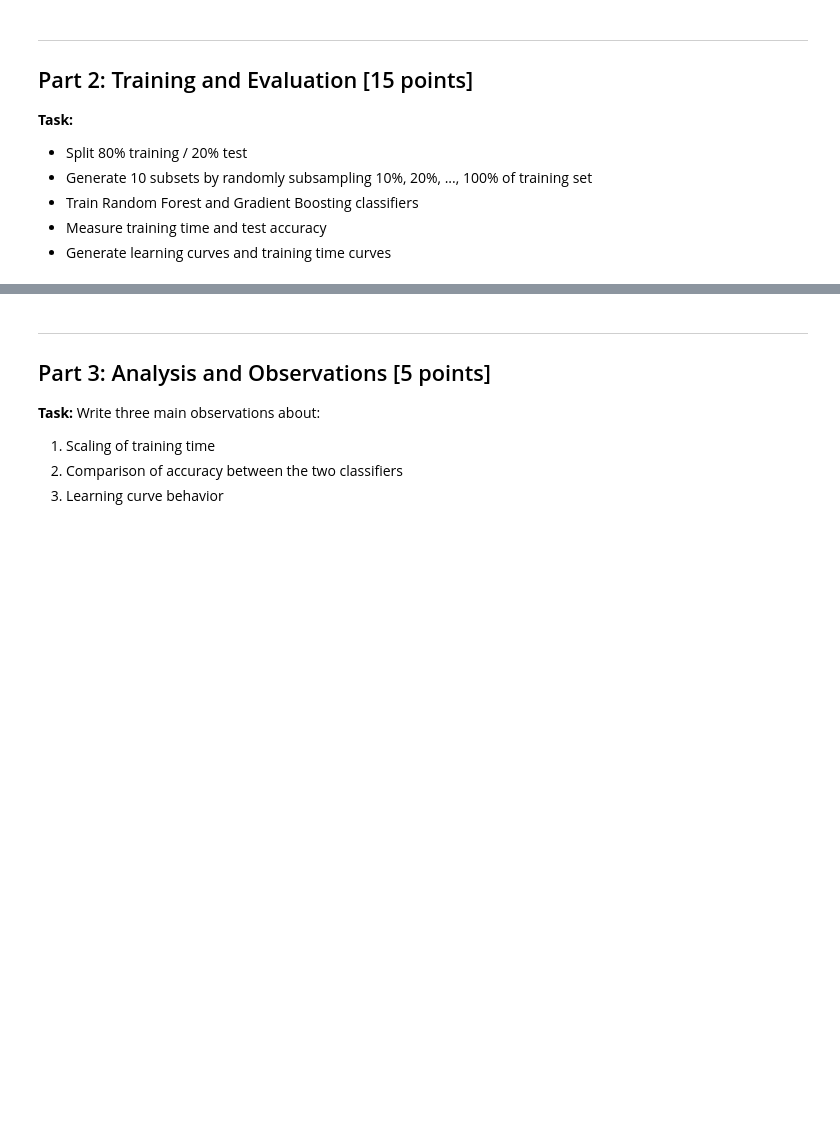
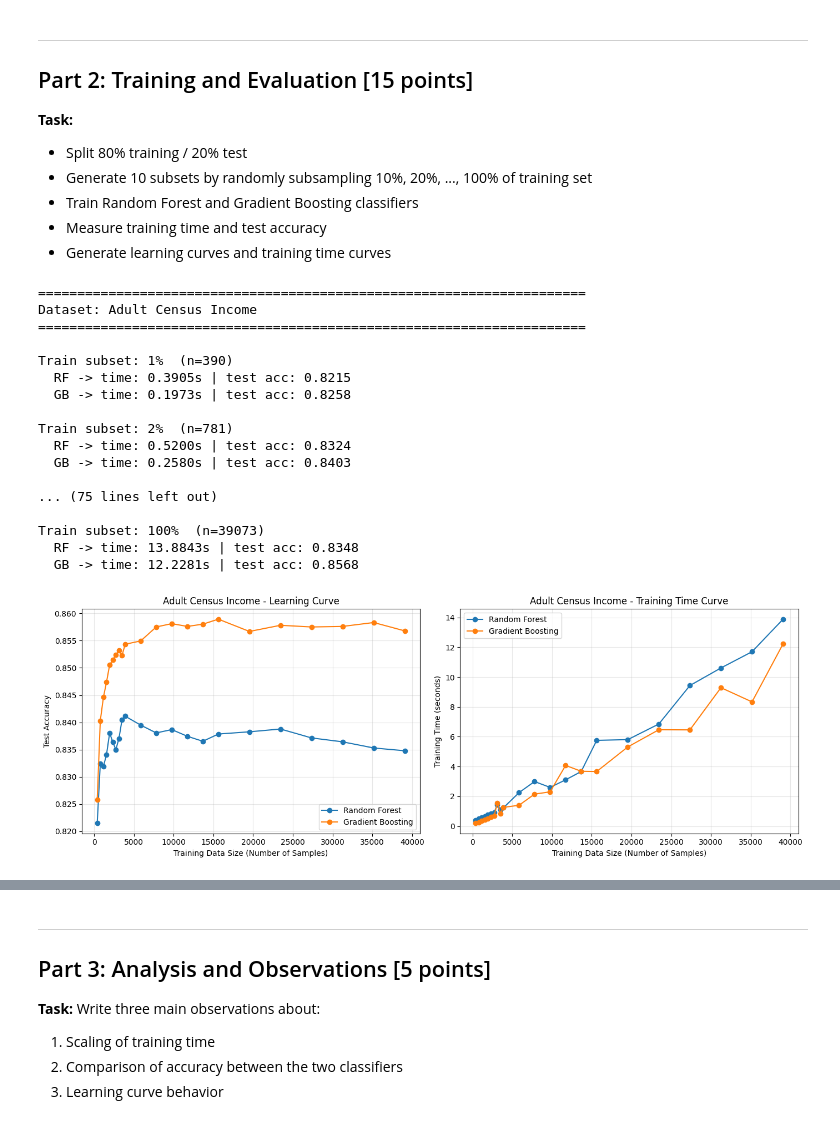
Before and after one commit to tanishpatel0106/Generative-AI-using-LLMs, a Jupyter notebook: Assignment 1/problem2_openml_performance_scaling.ipynb, the cells around one changed output, grey strips where cells are left out. Saved outputs shown, nothing was run; the diff lists cells and outputs as text; code cells hidden in the pictures; blank space fills up the shorter version.

```diff
--- a/Assignment 1/problem2_openml_performance_scaling.ipynb
+++ b/Assignment 1/problem2_openml_performance_scaling.ipynb
@@ -36,9 +38,9 @@ print("Loading datasets from OpenML...")
 print("="*60)
 
 # TODO: Load Dataset 1
-# dataset1 = fetch_openml(...)
+dataset1 = fetch_openml(name="adult", as_frame=True)
 
 # TODO: Load Dataset 2
-# dataset2 = fetch_openml(...)
+dataset2 = fetch_openml(name="letter", as_frame=True)
 
 print("Datasets loading section complete.")
@@ -115,16 +246,61 @@ def plot_results(results, dataset_name):
 
     # TODO: Extract data from results dictionary
 
+    train_sizes = results["train_sizes_n"]
+
+    rf_acc = results["rf_test_acc"]
+    gb_acc = results["gb_test_acc"]
+
+    rf_time = results["rf_train_time"]
+    gb_time = results["gb_train_time"]
+
     # TODO: Plot Learning Curves (Accuracy vs Data Size) on axes[0]
+
+    axes[0].plot(train_sizes, rf_acc, marker='o', label='Random Forest')
+    axes[0].plot(train_sizes, gb_acc, marker='o', label='Gradient Boosting')
+
+    axes[0].set_xlabel("Training Data Size (Number of Samples)")
+    axes[0].set_ylabel("Test Accuracy")
+    axes[0].set_title(f"{dataset_name} - Learning Curve")
+    axes[0].grid(True, alpha=0.3)
+    axes[0].legend()
 
     # TODO: Plot Training Time Curves (Time vs Data Size) on axes[1]
 
+    axes[1].plot(train_sizes, rf_time, marker='o', label='Random Forest')
+    axes[1].plot(train_sizes, gb_time, marker='o', label='Gradient Boosting')
+
+    axes[1].set_xlabel("Training Data Size (Number of Samples)")
+    axes[1].set_ylabel("Training Time (seconds)")
+    axes[1].set_title(f"{dataset_name} - Training Time Curve")
+    axes[1].grid(True, alpha=0.3)
+    axes[1].legend()
+
     plt.tight_layout()
     plt.show()
 # %%
 # TODO: Run Experiment and Plot for Dataset 1
-# X1, y1 = prepare_data(...)
-# results1 = run_experiment(X1, y1, 'Dataset 1')
-# plot_results(results1, 'Dataset 1')
+X1, y1 = prepare_data(dataset1.data, dataset1.target)
+results1 = run_experiment(X1, y1, "Adult Census Income")
+plot_results(results1, "Adult Census Income")
+# %% [output]
+======================================================================
+Dataset: Adult Census Income
+======================================================================
+
+Train subset: 1%  (n=390)
+  RF -> time: 0.3905s | test acc: 0.8215
+  GB -> time: 0.1973s | test acc: 0.8258
+
+Train subset: 2%  (n=781)
+  RF -> time: 0.5200s | test acc: 0.8324
+  GB -> time: 0.2580s | test acc: 0.8403
+
+... (75 lines left out)
+
+Train subset: 100%  (n=39073)
+  RF -> time: 13.8843s | test acc: 0.8348
+  GB -> time: 12.2281s | test acc: 0.8568
+[figure, added]
 # %%
 # TODO: Run Experiment and Plot for Dataset 2
```
Also changed, not shown: parts of 8 cells of this notebook.
